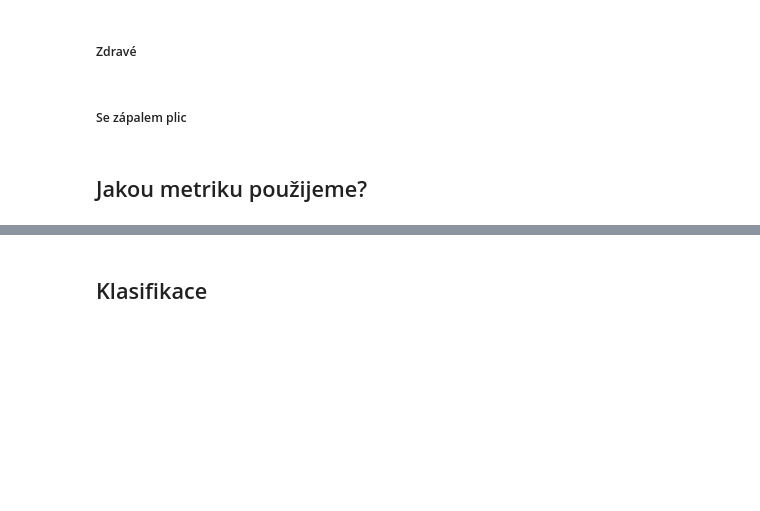
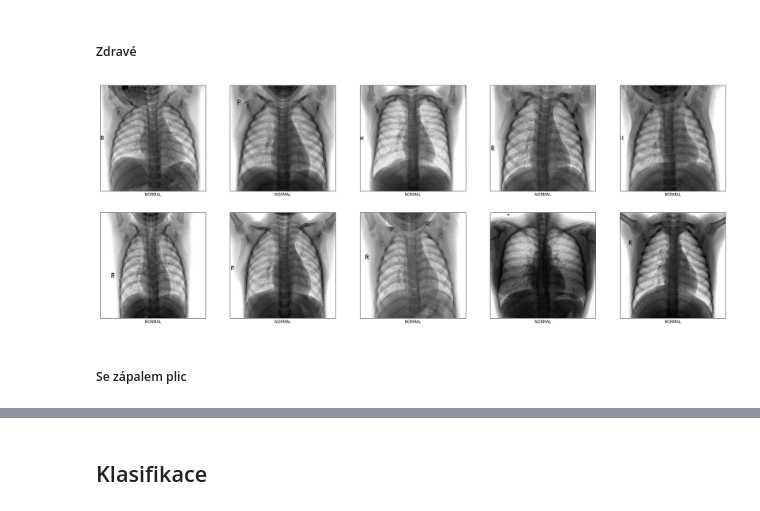
Before and after one commit to pro0255/MAD-IV-CNN, a Jupyter notebook: cnn.ipynb, the cells around one changed output, grey strips where cells are left out. Cells and saved outputs as stored; diff of their text form; code cells hidden in the pictures; blank space fills up the shorter version.

```diff
--- a/cnn.ipynb
+++ b/cnn.ipynb
@@ -44,0 +132,8 @@ Deadline is 3. 4. 2022
+# %%
+def select_n_with(X, y, selected_class, n=10):
+    indicies = np.random.choice(np.argwhere(y == LABELS.index(selected_class)).ravel(), n)
+
+    X_selected = X[indicies]
+    y_selected = y[indicies]
+
+    return X_selected, y_selected
@@ -72,7 +197,10 @@ Deadline is 3. 4. 2022
 #### Vizualizace datové sady
 # %% [markdown]
 ##### Zdravé
+# %%
+healthy_selected = select_n_with(X_train_raw, y_train_raw, NORMAL)
+show_example(*healthy_selected)
+# %% [output]
+[figure, added]
 # %% [markdown]
 ##### Se zápalem plic
-# %% [markdown]
-## Jakou metriku použijeme?
```
Also changed, not shown: parts of 43 cells of this notebook.
